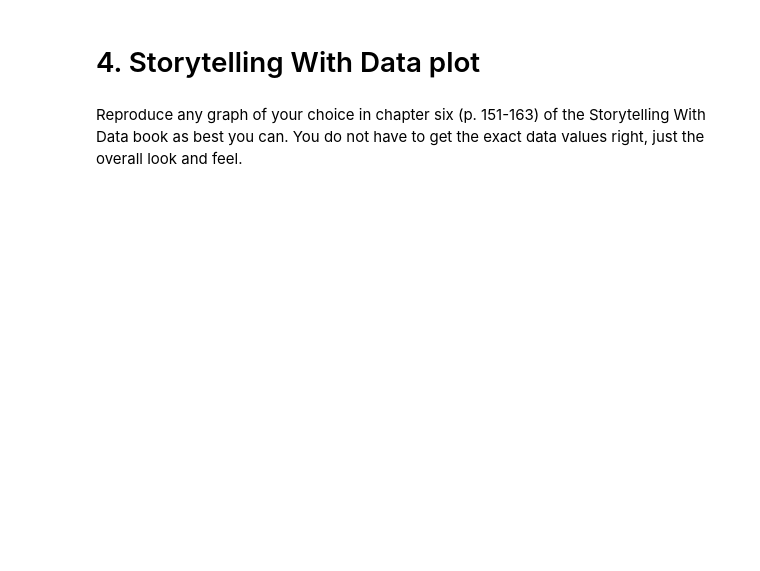
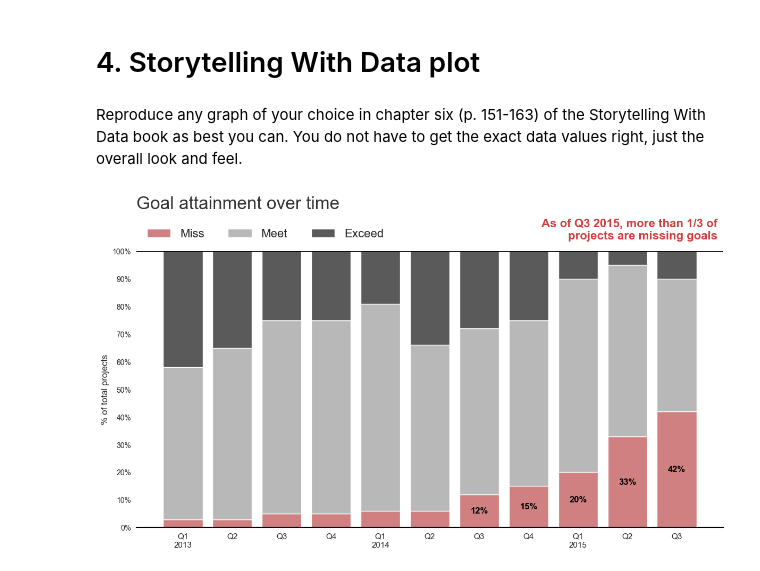
Before and after one commit to reynolkb-bu/bu-cds-dx699-2025-summer, a Jupyter notebook: notebooks/week-10/OMDS-ModB2-Week10-Reynolds-Kyle.ipynb, the cells around one changed output. Drawn from its saved outputs; the diff is of its cells as text; code cells hidden in the pictures; blank space fills up the shorter version.

```diff
--- a/notebooks/week-10/OMDS-ModB2-Week10-Reynolds-Kyle.ipynb
+++ b/notebooks/week-10/OMDS-ModB2-Week10-Reynolds-Kyle.ipynb
@@ -245,3 +298,80 @@ Choose at least one that you want to learn about, use it, and research it online
 # 4. Storytelling With Data plot
 # %% [markdown]
 Reproduce any graph of your choice in chapter six (p. 151-163) of the Storytelling With Data book as best you can. You do not have to get the exact data values right, just the overall look and feel.
+# %%
+import matplotlib.pyplot as plt
+import numpy as np
+
+quarters = ['Q1\n2013', 'Q2', 'Q3', 'Q4',
+            'Q1\n2014', 'Q2', 'Q3', 'Q4',
+            'Q1\n2015', 'Q2', 'Q3']
+
+miss = [3, 3, 5, 5, 6, 6, 12, 15, 20, 33, 42]
+meet = [55, 62, 70, 70, 75, 60, 60, 60, 70, 62, 48]
+exceed = [42, 35, 25, 25, 19, 34, 28, 25, 10, 5, 10]
+
+fig, ax = plt.subplots(figsize=(12, 7))
+
+width = 0.8
+x = np.arange(len(quarters))
+
+p1 = ax.bar(x, miss, width, label='Miss', color='#D08080')
+p2 = ax.bar(x, meet, width, bottom=miss, label='Meet', color='#B8B8B8')
+p3 = ax.bar(x, exceed, width, bottom=np.array(miss)+np.array(meet),
+            label='Exceed', color='#5A5A5A')
+
+ax.set_ylim(0, 100)
+ax.set_ylabel('% of total projects', fontsize=12)
+ax.set_xticks(x)
+ax.set_xticklabels(quarters, fontsize=11)
+ax.set_yticks([0, 10, 20, 30, 40, 50, 60, 70, 80, 90, 100])
+ax.set_yticklabels(['0%', '10%', '20%', '30%', '40%', '50%',
+                    '60%', '70%', '80%', '90%', '100%'])
+
+ax.axhline(y=100, color='black', linewidth=1.5)
+ax.axhline(y=0, color='black', linewidth=1.5)
+
+ax.text(6, miss[6]/2, '12%', ha='center', va='center',
+        color='black', fontsize=12, fontweight='bold')
+ax.text(7, miss[7]/2, '15%', ha='center', va='center',
+        color='black', fontsize=12, fontweight='bold')
+ax.text(8, miss[8]/2, '20%', ha='center', va='center',
+        color='black', fontsize=12, fontweight='bold')
+ax.text(9, miss[9]/2, '33%', ha='center', va='center',
+        color='black', fontsize=12, fontweight='bold')
+ax.text(10, miss[10]/2, '42%', ha='center', va='center',
+        color='black', fontsize=12, fontweight='bold')
+
+ax.text(0.0, 1.14, 'Goal attainment over time', fontsize=24,
+        color='#333333', transform=ax.transAxes, ha='left', va='bottom')
+
+legend_elements = [plt.Rectangle((0,0),1,1, fc='#D08080', label='Miss'),
+                   plt.Rectangle((0,0),1,1, fc='#B8B8B8', label='Meet'),
+                   plt.Rectangle((0,0),1,1, fc='#5A5A5A', label='Exceed')]
+ax.legend(handles=legend_elements, loc='upper left', bbox_to_anchor=(0.0, 1.12),
+          ncol=3, frameon=False, fontsize=16)
+
+ax.text(0.99, 1.12, 'As of Q3 2015, more than 1/3 of\nprojects are missing goals',
+        fontsize=16, color='#D04040', fontweight='bold', ha='right', va='top',
+        transform=ax.transAxes)
+
+ax.spines['top'].set_visible(False)
+ax.spines['right'].set_visible(False)
+ax.spines['left'].set_visible(False)
+ax.spines['bottom'].set_linewidth(1.5)
+
+ax.tick_params(axis='y', left=False)
+ax.tick_params(axis='x', bottom=False)
+
+ax.set_facecolor('white')
+fig.patch.set_facecolor('white')
+
+for spine in ax.spines.values():
+    spine.set_edgecolor('black')
+    spine.set_linewidth(1.5)
+
+plt.tight_layout()
+plt.subplots_adjust(top=0.82)
+plt.show()
+# %% [output]
+[figure, added]
```
Also changed, not shown: parts of 3 cells of this notebook.
